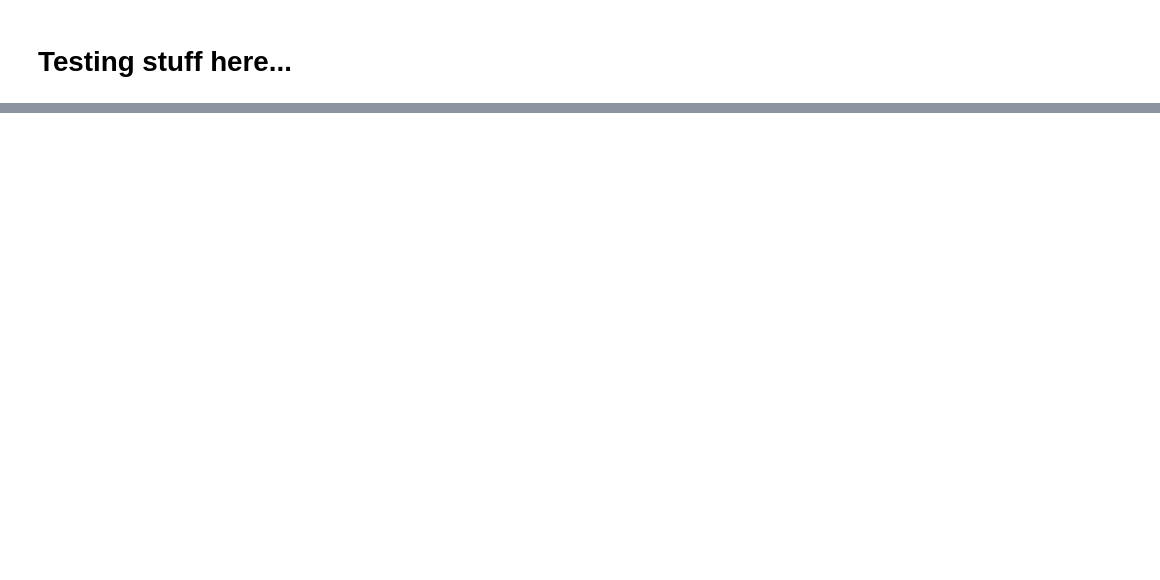
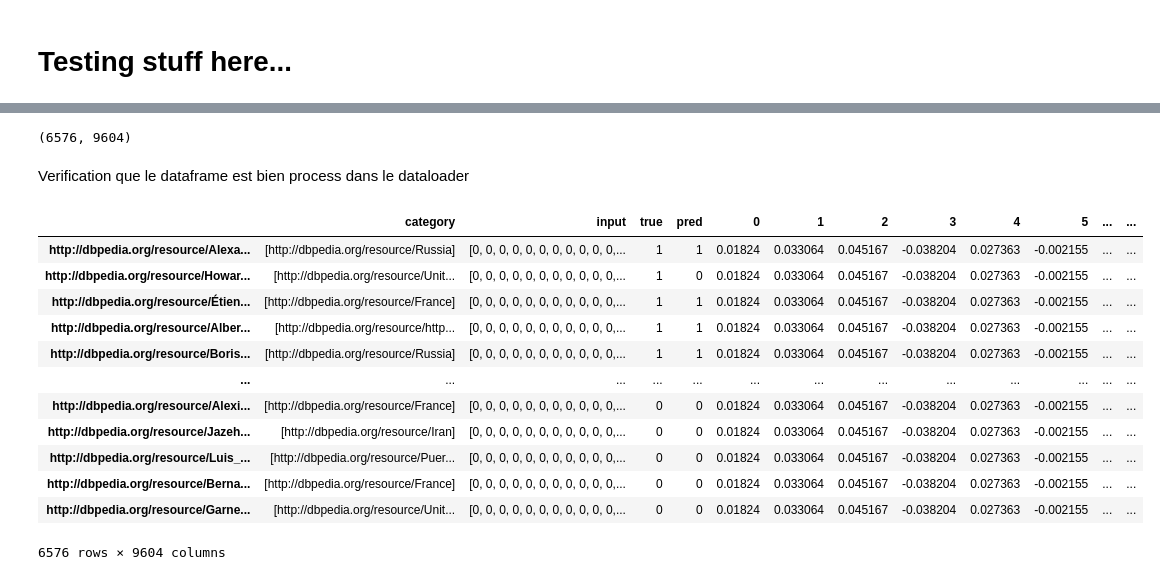
Before and after one commit to MHaurel/nn-concept-interpreter, a Jupyter notebook: visualizer/Test.ipynb, the cells around one changed output, grey strips where cells are left out. Saved outputs shown, nothing was run; the diff lists cells and outputs as text; code cells hidden in the pictures; blank space fills up the shorter version.

Commit message:
Get embedding raw activations

```diff
--- a/visualizer/Test.ipynb
+++ b/visualizer/Test.ipynb
@@ -30,0 +61,22 @@ array([[[ 0.01823979,  0.0330644 ,  0.04516707, ..., -0.03798009,
+# %%
+r_emb.shape
+# %% [output]
+(6576, 9604)
+# %% [markdown]
+Verification que le dataframe est bien process dans le dataloader
+# %%
+pd.read_pickle(os.path.join('src', 'visualizer_data', 'activations', 'painters_ds', 'embedding-raw.pkl'))
+# %% [output]
+|  | category | input | true | pred | 0 | 1 | 2 | 3 | 4 | 5 | ... | ... |
+| http://dbpedia.org/resource/Alexa... | [http://dbpedia.org/resource/Russia] | [0, 0, 0, 0, 0, 0, 0, 0, 0, 0, 0,... | 1 | 1 | 0.01824 | 0.033064 | 0.045167 | -0.038204 | 0.027363 | -0.002155 | ... | ... |
+| http://dbpedia.org/resource/Howar... | [http://dbpedia.org/resource/Unit... | [0, 0, 0, 0, 0, 0, 0, 0, 0, 0, 0,... | 1 | 0 | 0.01824 | 0.033064 | 0.045167 | -0.038204 | 0.027363 | -0.002155 | ... | ... |
+| http://dbpedia.org/resource/Étien... | [http://dbpedia.org/resource/France] | [0, 0, 0, 0, 0, 0, 0, 0, 0, 0, 0,... | 1 | 1 | 0.01824 | 0.033064 | 0.045167 | -0.038204 | 0.027363 | -0.002155 | ... | ... |
+| http://dbpedia.org/resource/Alber... | [http://dbpedia.org/resource/http... | [0, 0, 0, 0, 0, 0, 0, 0, 0, 0, 0,... | 1 | 1 | 0.01824 | 0.033064 | 0.045167 | -0.038204 | 0.027363 | -0.002155 | ... | ... |
+| http://dbpedia.org/resource/Boris... | [http://dbpedia.org/resource/Russia] | [0, 0, 0, 0, 0, 0, 0, 0, 0, 0, 0,... | 1 | 1 | 0.01824 | 0.033064 | 0.045167 | -0.038204 | 0.027363 | -0.002155 | ... | ... |
+| ... | ... | ... | ... | ... | ... | ... | ... | ... | ... | ... | ... | ... |
+| http://dbpedia.org/resource/Alexi... | [http://dbpedia.org/resource/France] | [0, 0, 0, 0, 0, 0, 0, 0, 0, 0, 0,... | 0 | 0 | 0.01824 | 0.033064 | 0.045167 | -0.038204 | 0.027363 | -0.002155 | ... | ... |
+| http://dbpedia.org/resource/Jazeh... | [http://dbpedia.org/resource/Iran] | [0, 0, 0, 0, 0, 0, 0, 0, 0, 0, 0,... | 0 | 0 | 0.01824 | 0.033064 | 0.045167 | -0.038204 | 0.027363 | -0.002155 | ... | ... |
+| http://dbpedia.org/resource/Luis_... | [http://dbpedia.org/resource/Puer... | [0, 0, 0, 0, 0, 0, 0, 0, 0, 0, 0,... | 0 | 0 | 0.01824 | 0.033064 | 0.045167 | -0.038204 | 0.027363 | -0.002155 | ... | ... |
+| http://dbpedia.org/resource/Berna... | [http://dbpedia.org/resource/France] | [0, 0, 0, 0, 0, 0, 0, 0, 0, 0, 0,... | 0 | 0 | 0.01824 | 0.033064 | 0.045167 | -0.038204 | 0.027363 | -0.002155 | ... | ... |
+| http://dbpedia.org/resource/Garne... | [http://dbpedia.org/resource/Unit... | [0, 0, 0, 0, 0, 0, 0, 0, 0, 0, 0,... | 0 | 0 | 0.01824 | 0.033064 | 0.045167 | -0.038204 | 0.027363 | -0.002155 | ... | ... |
+6576 rows × 9604 columns
```
Also changed, not shown: parts of 14 cells of this notebook, 2 other files.
